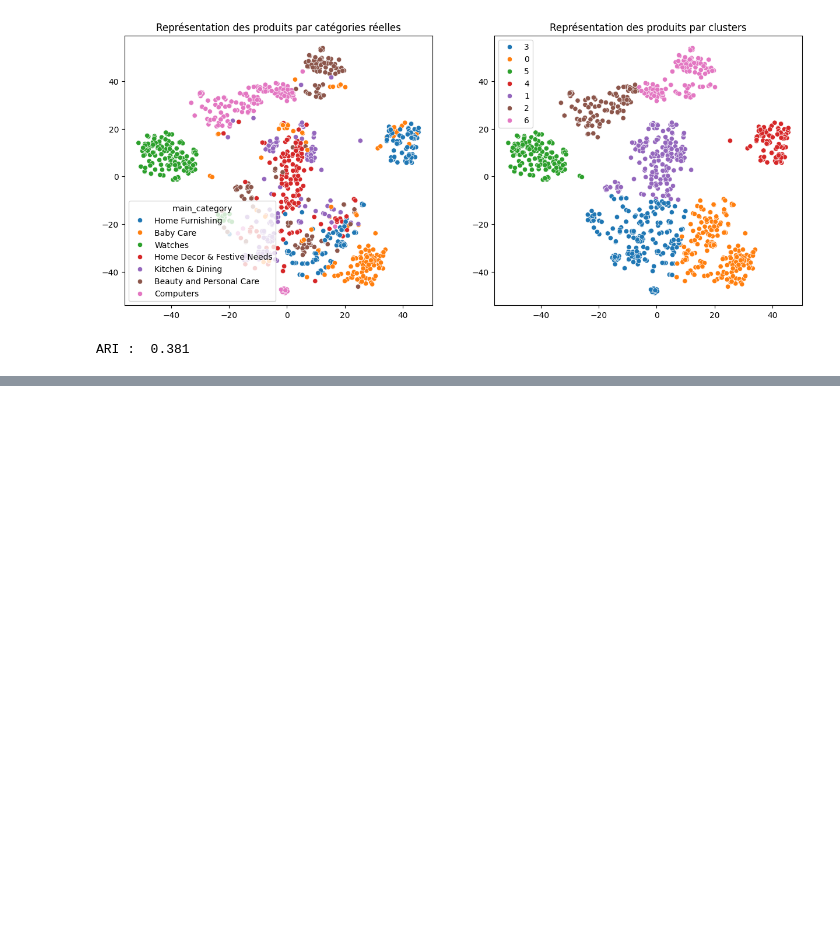
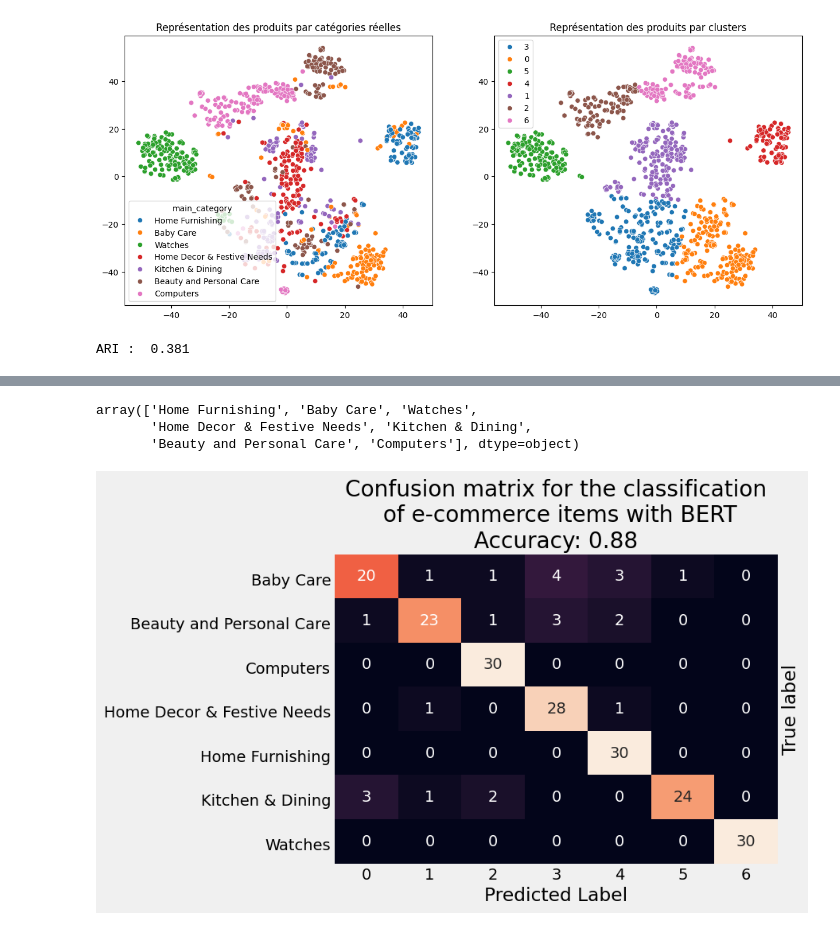
Before and after one commit to alexandre-petit/Cost_benefit_of_LLMs, a Jupyter notebook: 1_Classification_BERT_embedding_NN.ipynb, the cells around one changed output, grey strips where cells are left out. Drawn from its saved outputs; the diff is of its cells as text; code cells hidden in the pictures; blank space fills up the shorter version.

```diff
--- a/1_Classification_BERT_embedding_NN.ipynb
+++ b/1_Classification_BERT_embedding_NN.ipynb
@@ -433,0 +408,23 @@ ARI :  0.436
+# %%
+df["main_category"].unique()
+# %% [output]
+array(['Home Furnishing', 'Baby Care', 'Watches',
+       'Home Decor & Festive Needs', 'Kitchen & Dining',
+       'Beauty and Personal Care', 'Computers'], dtype=object)
+# %%
+conf_mat = confusion_matrix(y_test, y_cat)
+
+title = f"Confusion matrix for the classification\n of e-commerce items with BERT\nAccuracy: {accuracy}"
+
+labels = sorted(df['main_category'].unique())
+offset_labels = ["\n\n\n"+l for l in labels]
+
+
+sns.heatmap(conf_mat, annot=True, cbar=None)
+plt.xlabel("Predicted Label")
+plt.yticks(labels=offset_labels, ticks=range(0,7), rotation=0)
+plt.ylabel("True label")
+plt.gca().yaxis.set_label_position("right")
+plt.title(title);
+# %% [output]
+[figure, added]
```
Also changed, not shown: parts of 22 cells of this notebook, 9 other files.
